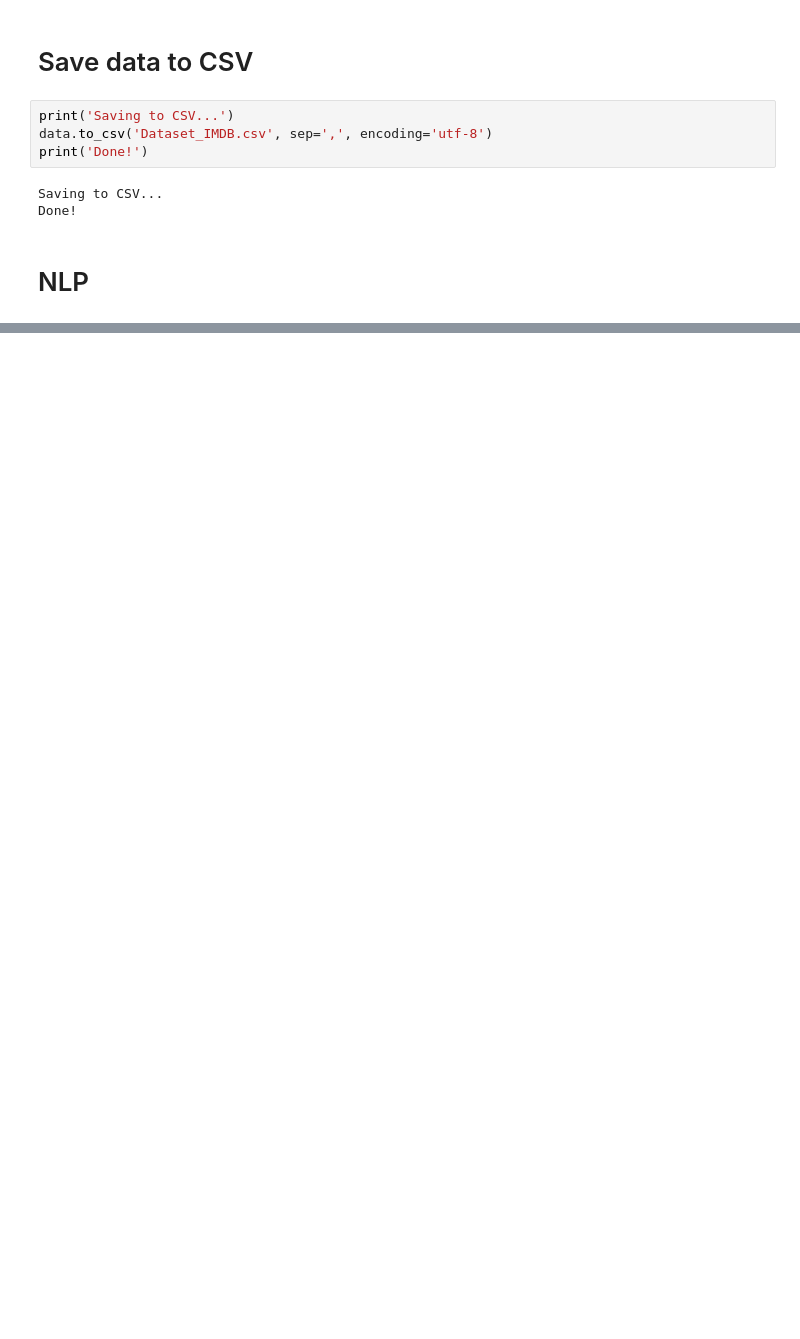
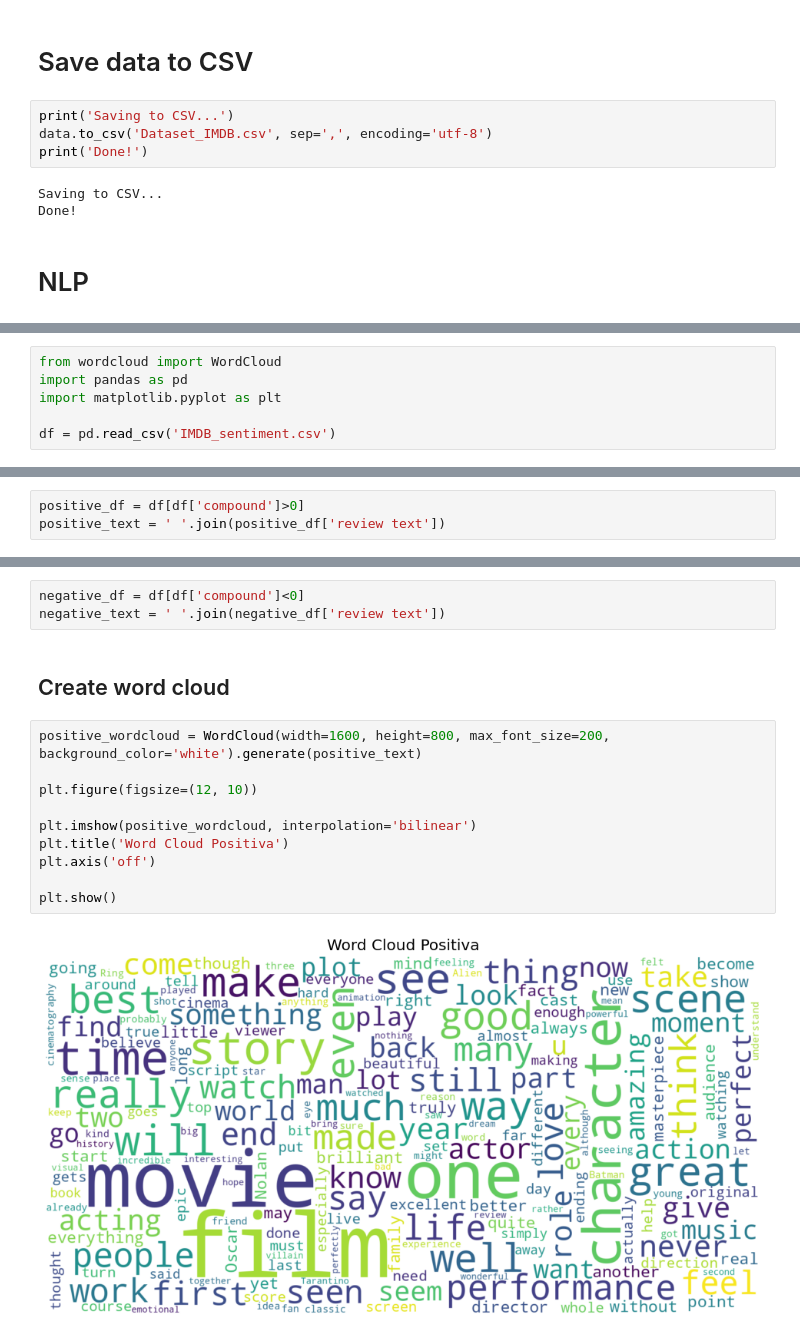
Before and after one commit to ManciSee/Movie-Minds, a Jupyter notebook: Progetto_IMDB.ipynb, the cells around one changed output, grey strips where cells are left out. Saved outputs shown, nothing was run; the diff lists cells and outputs as text; blank space fills up the shorter version.

```diff
--- a/Progetto_IMDB.ipynb
+++ b/Progetto_IMDB.ipynb
@@ -180,0 +406,6 @@ Done!
+# %%
+from wordcloud import WordCloud
+import pandas as pd
+import matplotlib.pyplot as plt
+
+df = pd.read_csv('IMDB_sentiment.csv')
@@ -180,0 +414,3 @@ Done!
+# %%
+positive_df = df[df['compound']>0]
+positive_text = ' '.join(positive_df['review text'])
@@ -180,0 +419,17 @@ Done!
+# %%
+negative_df = df[df['compound']<0]
+negative_text = ' '.join(negative_df['review text'])
+# %% [markdown]
+## Create word cloud
+# %%
+positive_wordcloud = WordCloud(width=1600, height=800, max_font_size=200, background_color='white').generate(positive_text)
+
+plt.figure(figsize=(12, 10))
+
+plt.imshow(positive_wordcloud, interpolation='bilinear')
+plt.title('Word Cloud Positiva')
+plt.axis('off')
+
+plt.show()
+# %% [output]
+[figure, added]
```
Also changed, not shown: parts of 35 cells of this notebook.
